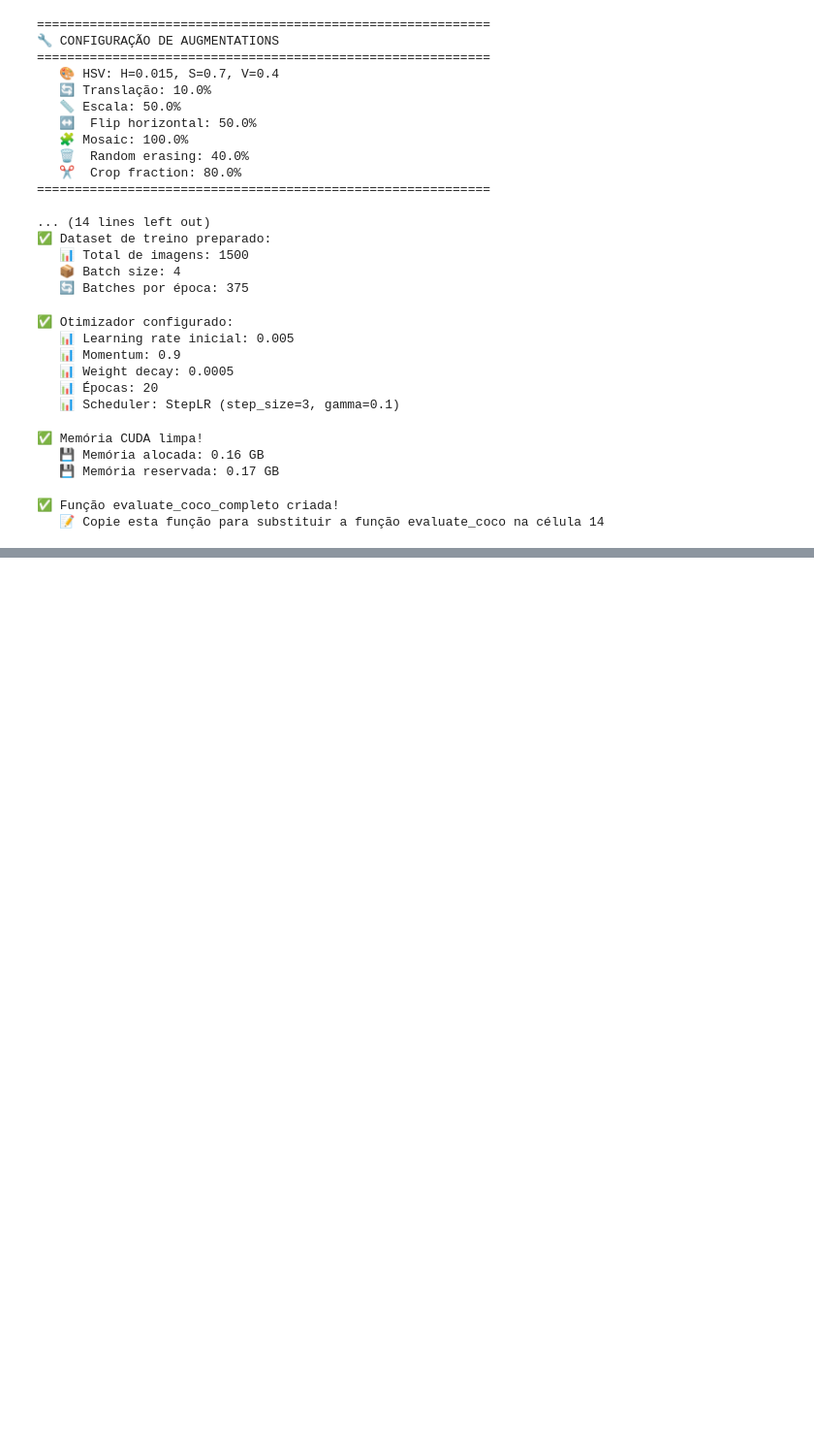
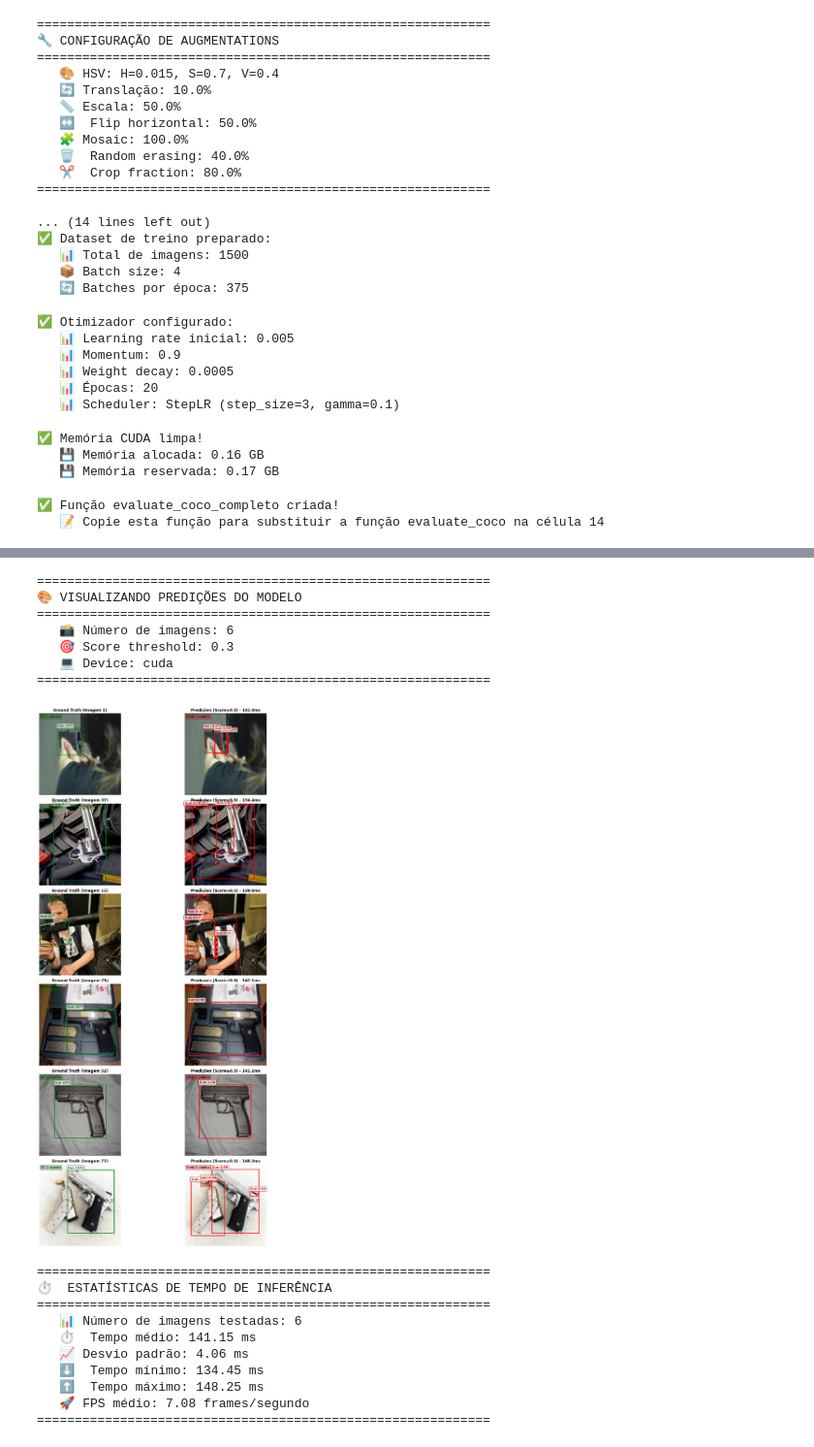
Before and after one commit to lucastoll/visao-computacional-armas, a Jupyter notebook: faster-rcnn-detec-augmentation.ipynb, the cells around one changed output, grey strips where cells are left out. Shown at 97% size. Drawn from its saved outputs; the diff is of its cells as text; code cells hidden in the pictures; blank space fills up the shorter version.

```diff
--- a/faster-rcnn-detec-augmentation.ipynb
+++ b/faster-rcnn-detec-augmentation.ipynb
@@ -1174,7 +1180,7 @@ metrics = evaluate_coco_completo(
     test_dataset,
     ann_path,
     device=device,
-    score_threshold=0.3,
+    score_threshold=0.5,
     valid_indices=valid_indices
 )
 
@@ -1366,31 +1390,50 @@ if 'model' not in locals() or model is None:
     else:
         # Tentar caminho padrão
         model_path = "runs/aula9_coco_gun/best_model.pth"
 
     if os.path.exists(model_path):
         model.load_state_dict(torch.load(model_path, map_location=device, weights_only=False))
         print(f"✅ Modelo carregado de: {model_path}")
     else:
         print(f"⚠️  Modelo não encontrado em: {model_path}")
         print("   Usando modelo atual (se disponível)")
 
 # Garantir que o modelo está no device correto
 model = model.to(device)
 model.eval()
 
 print(f"\n{'='*60}")
 print(f"🎨 VISUALIZANDO PREDIÇÕES DO MODELO")
 print(f"{'='*60}")
 print(f"   📸 Número de imagens: 6")
 print(f"   🎯 Score threshold: 0.3")
 print(f"   💻 Device: {device}")
 print(f"{'='*60}\n")
 
 # Visualizar predições
 inference_times = visualize_predictions(
     model=model,
     dataset=test_dataset,
     device=device,
     num_images=6,
-    score_threshold=0.3
+    score_threshold=0.5
 )
+# %% [output]
+============================================================
+🎨 VISUALIZANDO PREDIÇÕES DO MODELO
+============================================================
+   📸 Número de imagens: 6
+   🎯 Score threshold: 0.3
+   💻 Device: cuda
+============================================================
+[figure, added]
+============================================================
+⏱️  ESTATÍSTICAS DE TEMPO DE INFERÊNCIA
+============================================================
+   📊 Número de imagens testadas: 6
+   ⏱️  Tempo médio: 141.15 ms
+   📈 Desvio padrão: 4.06 ms
+   ⬇️  Tempo mínimo: 134.45 ms
+   ⬆️  Tempo máximo: 148.25 ms
+   🚀 FPS médio: 7.08 frames/segundo
+============================================================
```
Also changed, not shown: parts of 4 cells of this notebook, 1 other file.
